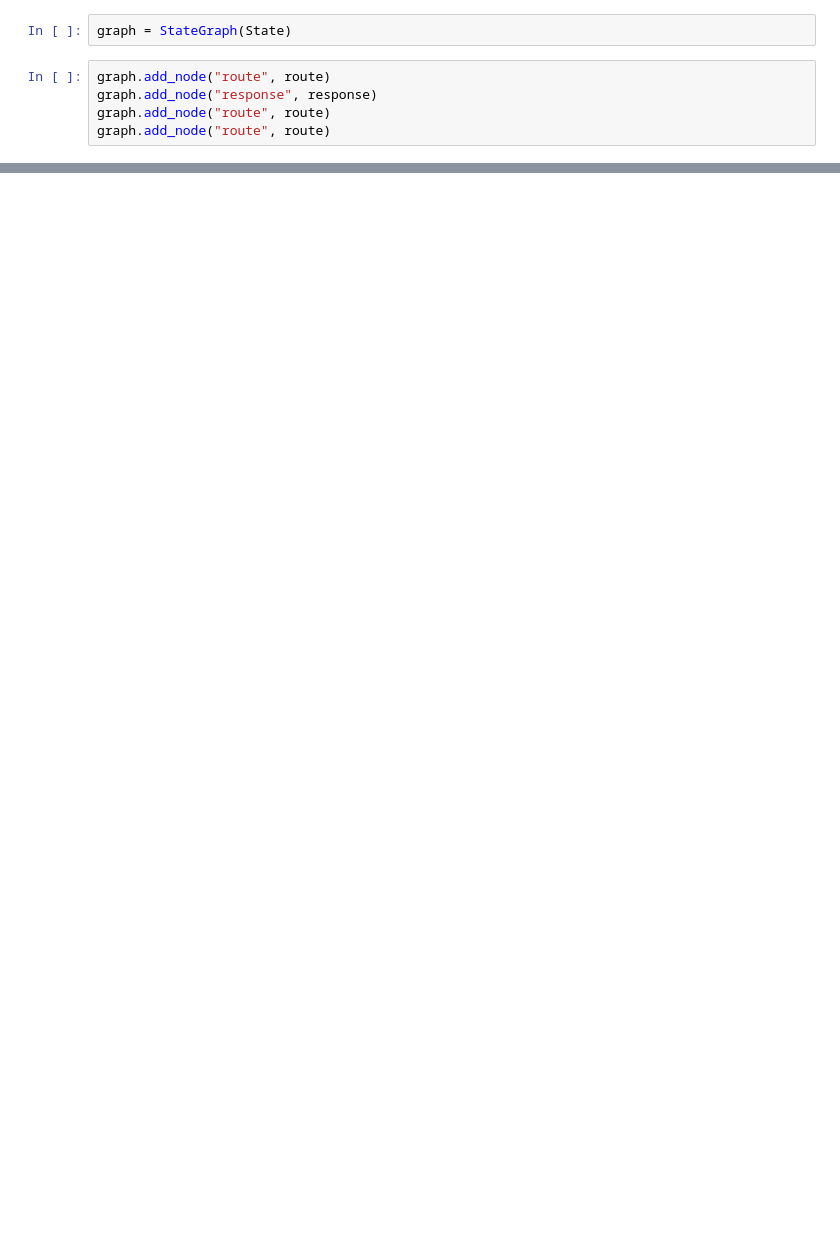
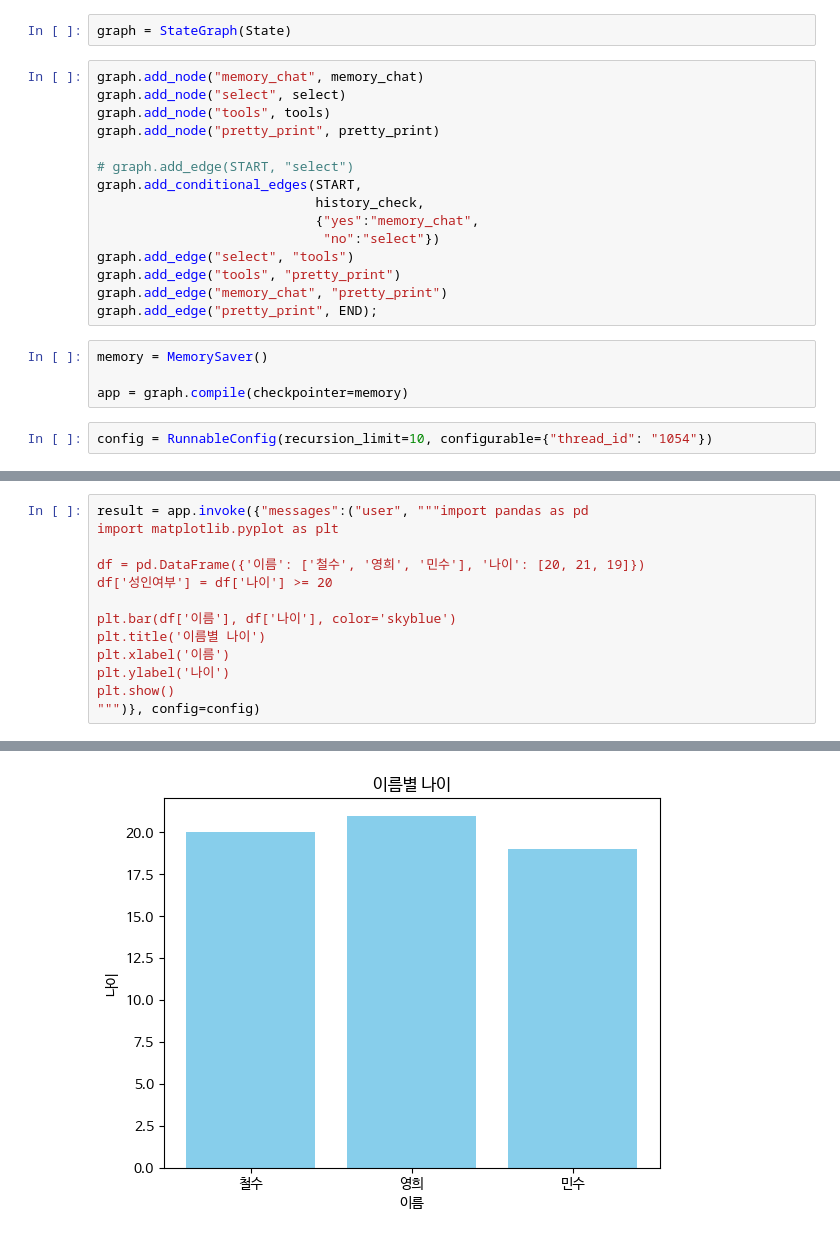
Before and after one commit to Ukbang/Agent_with_EtNews, a Jupyter notebook: Part3_test2.ipynb, the cells around one changed output, grey strips where cells are left out. Drawn from its saved outputs; the diff is of its cells as text; blank space fills up the shorter version.

Commit message:
update Intent Checker

```diff
--- a/Part3_test2.ipynb
+++ b/Part3_test2.ipynb
@@ -219,7 +336,23 @@ def response(state:State):
 # %%
 graph = StateGraph(State)
-# %%
-graph.add_node("route", route)
-graph.add_node("response", response)
-graph.add_node("route", route)
-graph.add_node("route", route)
+# %%
+graph.add_node("memory_chat", memory_chat)
+graph.add_node("select", select)
+graph.add_node("tools", tools)
+graph.add_node("pretty_print", pretty_print)
+
+# graph.add_edge(START, "select")
+graph.add_conditional_edges(START,
+                            history_check,
+                            {"yes":"memory_chat",
+                             "no":"select"})
+graph.add_edge("select", "tools")
+graph.add_edge("tools", "pretty_print")
+graph.add_edge("memory_chat", "pretty_print")
+graph.add_edge("pretty_print", END);
+# %%
+memory = MemorySaver()
+
+app = graph.compile(checkpointer=memory)
+# %%
+config = RunnableConfig(recursion_limit=10, configurable={"thread_id": "1054"})
@@ -225,0 +391,14 @@ graph.add_node("route", route)
+# %%
+result = app.invoke({"messages":("user", """import pandas as pd
+import matplotlib.pyplot as plt
+
+df = pd.DataFrame({'이름': ['철수', '영희', '민수'], '나이': [20, 21, 19]})
+df['성인여부'] = df['나이'] >= 20
+
+plt.bar(df['이름'], df['나이'], color='skyblue')
+plt.title('이름별 나이')
+plt.xlabel('이름')
+plt.ylabel('나이')
+plt.show()
+""")}, config=config)
+# %% [output]
@@ -225,0 +407 @@ graph.add_node("route", route)
+[figure, added]
```
Also changed, not shown: parts of 23 cells of this notebook.
